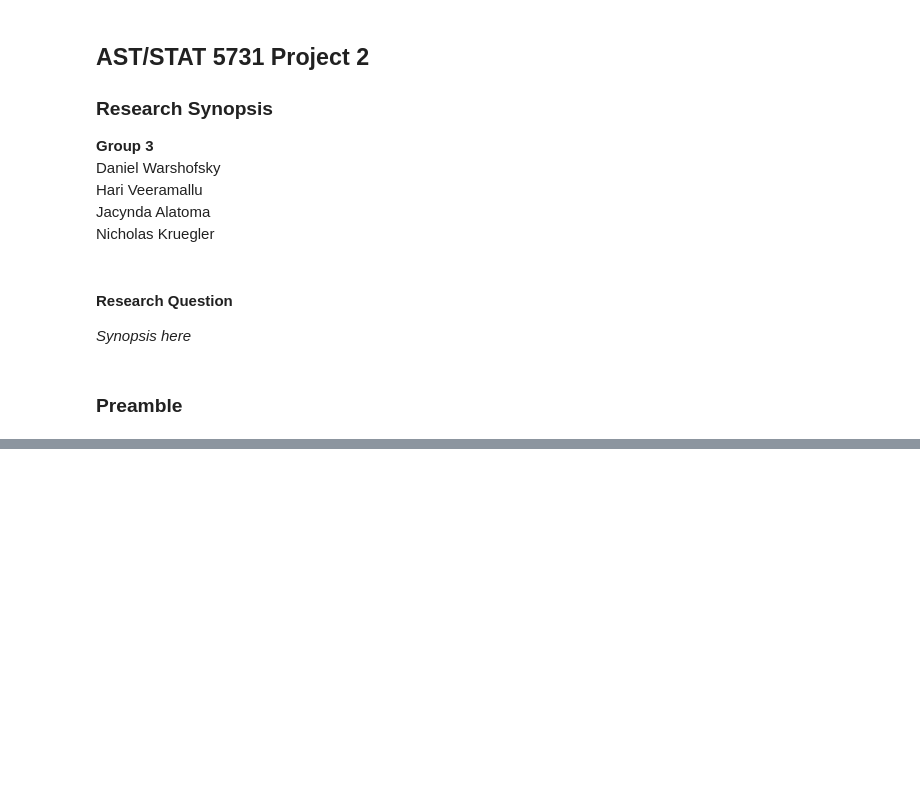
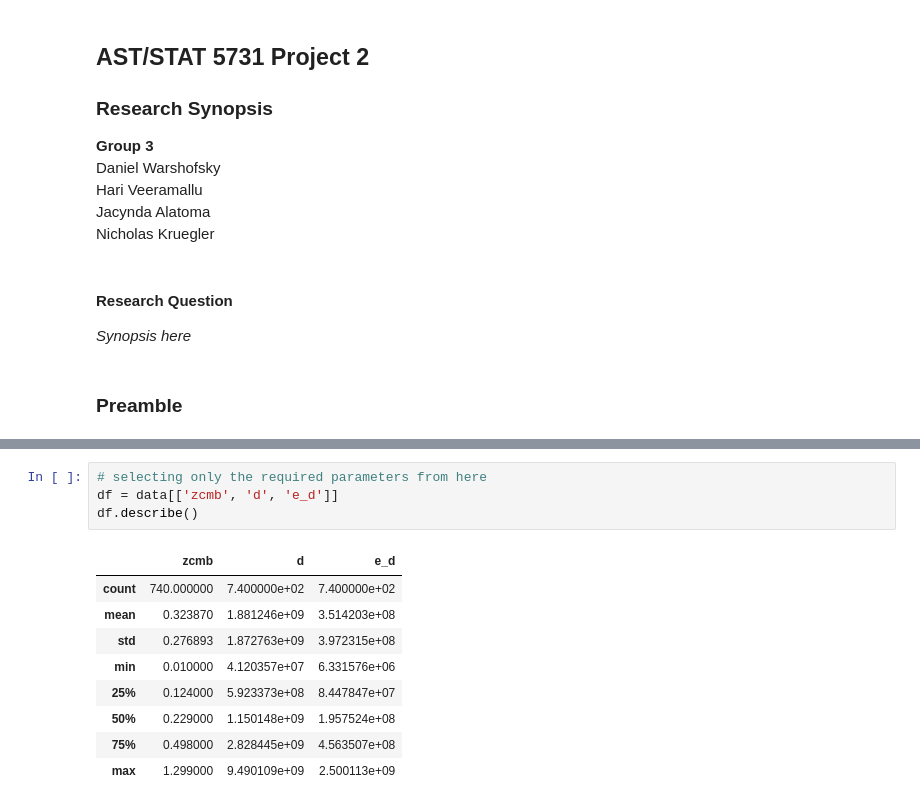
Before and after one commit to Raghuram-Veeramallu/Astro_Stat_Project2, a Jupyter notebook: Group3_Project2_DataSummary.ipynb, the cells around one changed output, grey strips where cells are left out. Cells and saved outputs as stored; diff of their text form; blank space fills up the shorter version.

```diff
--- a/Group3_Project2_DataSummary.ipynb
+++ b/Group3_Project2_DataSummary.ipynb
@@ -29,0 +144,14 @@ import matplotlib.pyplot as plt
+# %%
+# selecting only the required parameters from here
+df = data[['zcmb', 'd', 'e_d']]
+df.describe()
+# %% [output]
+|  | zcmb | d | e_d |
+| count | 740.000000 | 7.400000e+02 | 7.400000e+02 |
+| mean | 0.323870 | 1.881246e+09 | 3.514203e+08 |
+| std | 0.276893 | 1.872763e+09 | 3.972315e+08 |
+| min | 0.010000 | 4.120357e+07 | 6.331576e+06 |
+| 25% | 0.124000 | 5.923373e+08 | 8.447847e+07 |
+| 50% | 0.229000 | 1.150148e+09 | 1.957524e+08 |
+| 75% | 0.498000 | 2.828445e+09 | 4.563507e+08 |
+| max | 1.299000 | 9.490109e+09 | 2.500113e+09 |
```
Also changed, not shown: parts of 22 cells of this notebook.
